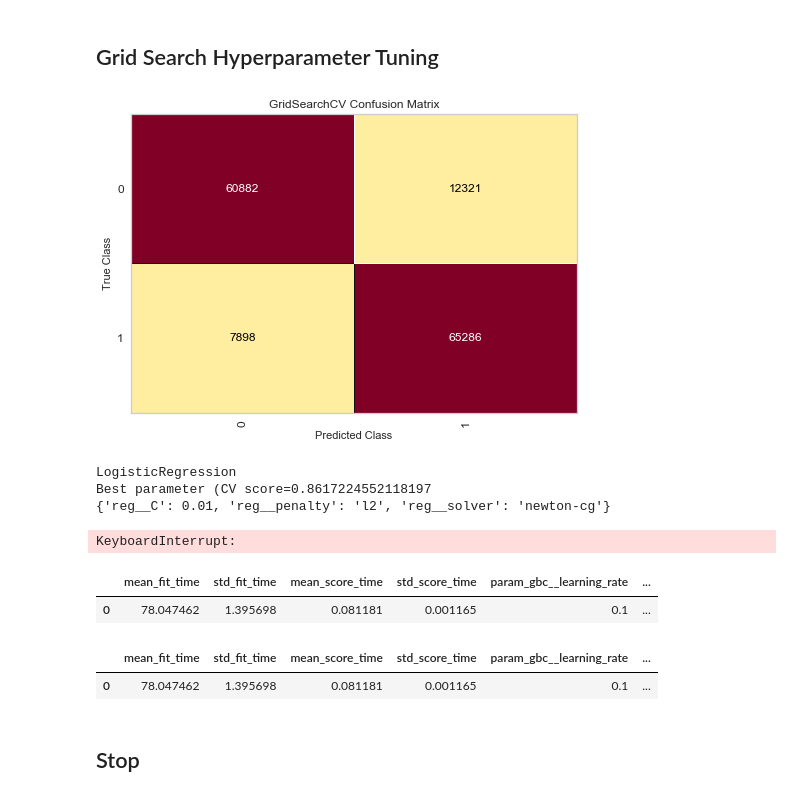
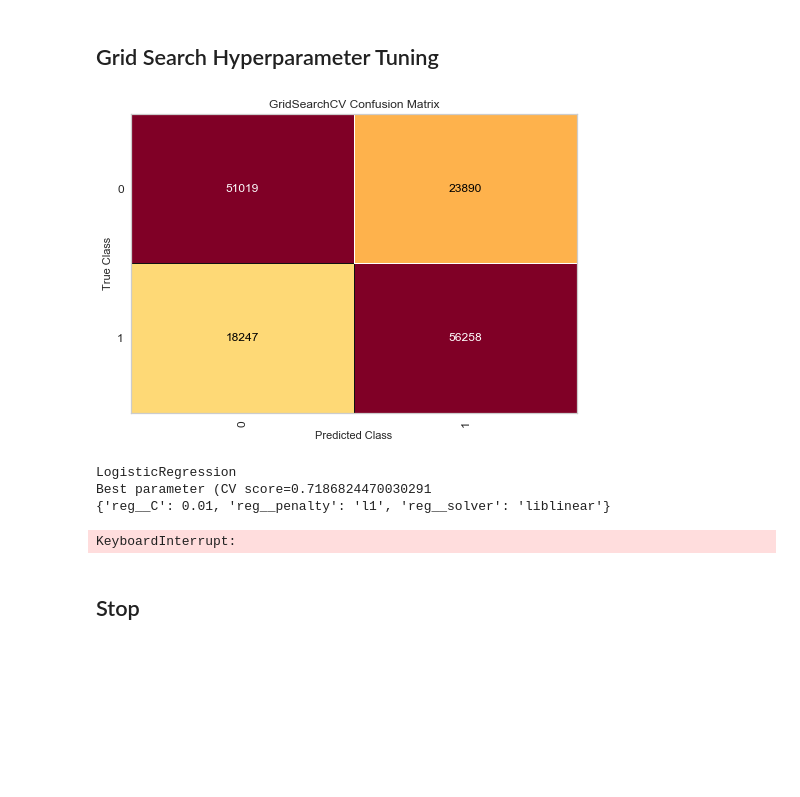
Before and after one commit to georgetown-analytics/Spotify, a Jupyter notebook: 5_Machine_Learning/Models.ipynb, the cells around one changed output. Drawn from its saved outputs; the diff is of its cells as text; code cells hidden in the pictures; blank space fills up the shorter version.

```diff
--- a/5_Machine_Learning/Models.ipynb
+++ b/5_Machine_Learning/Models.ipynb
@@ -71,7 +73,7 @@ df_minority = df_train[df_train.target==1]
 # Upsample minority class
 df_minority_upsampled = resample(df_minority,
                                  replace=True,     # sample with replacement
-                                 n_samples=364705,    # to match majority class
+                                 n_samples=373533,    # to match majority class
                                  random_state=123,) # reproducible results
 
 # Combine majority class with upsampled minority class
@@ -341,8 +323,8 @@ def params(model):
 
     if model == 'LogisticRegression':
         param_grid = {
-        'reg__solver':['newton-cg'],
-        'reg__penalty':['l2'],
+        'reg__solver':['liblinear'],
+        'reg__penalty':['l1'],
         'reg__C':[0.01],
         }
         return param_grid
@@ -371,8 +353,12 @@ def params(model):
 
     elif model == 'GradientBoostingClassifier':
         param_grid = {
-            'gbc__learning_rate':[0.1],
-            'gbc__n_estimators':[100]
+
+            'gbc__loss':['deviance', 'exponential'],
+            'gbc__criterion':['friedman_mse', 'mse', 'mae'],
+
+            'gbc__learning_rate':[0.1,0.5,1],
+            'gbc__n_estimators':[100,150,200],
         }
         return param_grid
 
@@ -407,57 +393,47 @@ models = [
     #        ('mlp',MLPClassifier())
     #]),
 
-    Pipeline([
-            ('std',StandardScaler()),
-            ('rfc',RandomForestClassifier())
-    ]),
+    #Pipeline([
+    #        ('std',StandardScaler()),
+    #        ('rfc',RandomForestClassifier())
+    #]),
 
-    Pipeline([
-            ('std',StandardScaler()),
-            ('rc',RidgeClassifier())
-    ]),
+    #Pipeline([
+    #        ('std',StandardScaler()),
+    #        ('rc',RidgeClassifier())
+    #]),
 
     #Pipeline([
     #        ('std',StandardScaler()),
      #       ('bc',BaggingClassifier())
     #]),
 
      Pipeline([
             ('std',StandardScaler()),
             ('gbc',GradientBoostingClassifier())
     ]),
 ]
 
 for model in models:
     search = GridSearchCV(model,params(model[1]),cv=10)
     search.fit(X_train, y_train)
     _ = confusion_matrix(search, X_test, y_test,is_fitted=True)
     #visualizer = DiscriminationThreshold(model)
     #visualizer.fit(X_test, y_test)        # Fit the data to the visualizer
     #visualizer.show()
     model_str = str(model[1])
     print(model_str[0:model_str.find('(',0)])
     print("Best parameter (CV score={x}".format(x=search.best_score_))
     print(search.best_params_)
+    #model.predict(X_test,y_test)
 
     a = pd.DataFrame(search.cv_results_)
 # %% [output]
-[figure, old version]
+[figure, new version]
 LogisticRegression
-Best parameter (CV score=0.8617224552118197
-{'reg__C': 0.01, 'reg__penalty': 'l2', 'reg__solver': 'newton-cg'}
+Best parameter (CV score=0.7186824470030291
+{'reg__C': 0.01, 'reg__penalty': 'l1', 'reg__solver': 'liblinear'}
 KeyboardInterrupt:
-# %%
-pd.DataFrame(a)
-# %% [output]
-|  | mean_fit_time | std_fit_time | mean_score_time | std_score_time | param_gbc__learning_rate | ... |
-| 0 | 78.047462 | 1.395698 | 0.081181 | 0.001165 | 0.1 | ... |
-# %%
-a.sort_values(by='mean_test_score',ascending=False)
-#[a['param_reg__solver']=='newton-cg']
-# %% [output]
-|  | mean_fit_time | std_fit_time | mean_score_time | std_score_time | param_gbc__learning_rate | ... |
-| 0 | 78.047462 | 1.395698 | 0.081181 | 0.001165 | 0.1 | ... |
 # %% [markdown]
 ## Stop
 # %%
```
Also changed, not shown: parts of 5 cells of this notebook.
